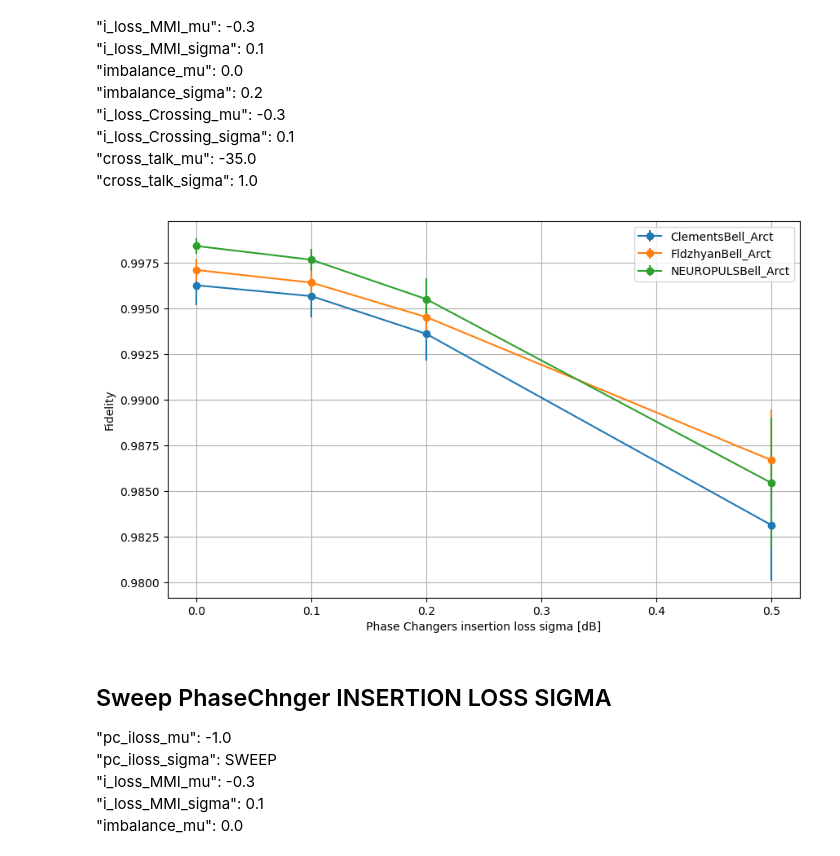
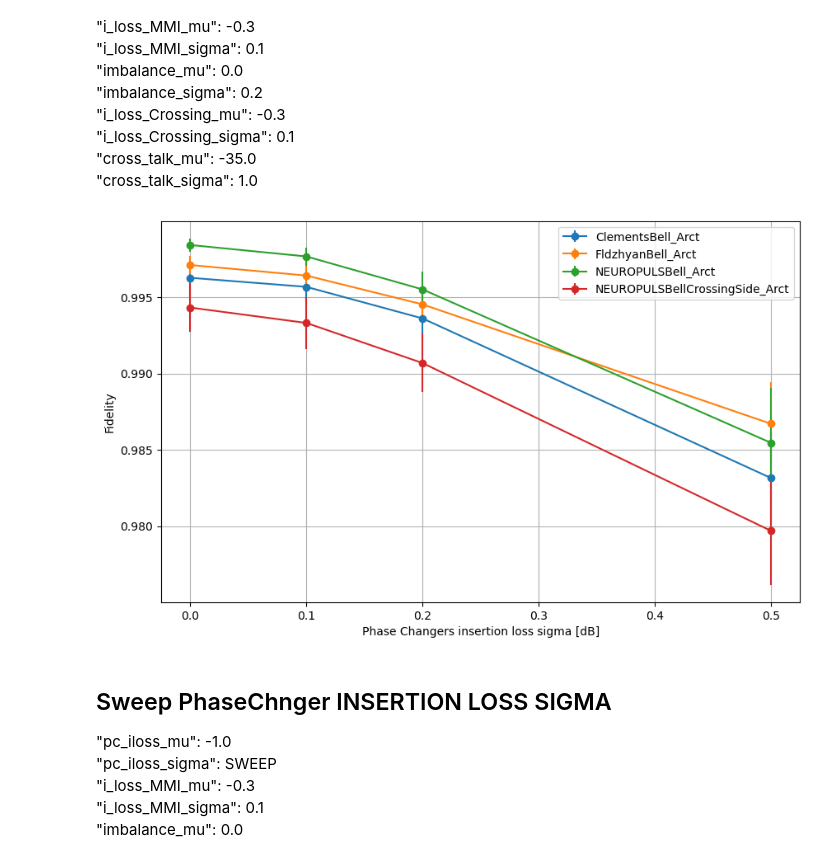
Before and after one commit to SBern1w/Code_Architecture_Paper, a Jupyter notebook: 20240612_dataAnalysis3/grapth_JSON_20240719.ipynb, the cells around one changed output. Saved outputs shown, nothing was run; the diff lists cells and outputs as text; code cells hidden in the pictures.

Commit message:
Forgot to add NEUROPULSBellCrossingSide_Arct data analyssi

```diff
--- a/20240612_dataAnalysis3/grapth_JSON_20240719.ipynb
+++ b/20240612_dataAnalysis3/grapth_JSON_20240719.ipynb
@@ -138,12 +138,12 @@ JSON_folder_name = 'organized_data/20240719/'
 name_models = [
     'Clements_Arct', 'ClementsBell_Arct', 'Fldzhyan_Arct', 'FldzhyanBell_Arct',
     'FldzhyanBellHalf_Arct',
-    'NEUROPULS_Arct', 'NEUROPULSCrossingSide_Arct', 'NEUROPULSBell_Arct',
+    'NEUROPULS_Arct', 'NEUROPULSCrossingSide_Arct', 'NEUROPULSBell_Arct', 'NEUROPULSBellCrossingSide_Arct',
     'NEUROPULSHalf_Arct', 'NEUROPULSBellHalf_Arct', 'NEUROPULSBellHalfCrossingSide_Arct']
 name_models_choise = [
     'Clements_Arct', 'ClementsBell_Arct', 'Fldzhyan_Arct', 'FldzhyanBell_Arct',
     'FldzhyanBellHalf_Arct',
-    'NEUROPULS_Arct', 'NEUROPULSCrossingSide_Arct', 'NEUROPULSBell_Arct',
+    'NEUROPULS_Arct', 'NEUROPULSCrossingSide_Arct', 'NEUROPULSBell_Arct', 'NEUROPULSBellCrossingSide_Arct',
     'NEUROPULSHalf_Arct', 'NEUROPULSBellHalf_Arct', 'NEUROPULSBellHalfCrossingSide_Arct']
 
 def filter_list_of_dicts(dict_list, PCILMU, PCILSIGMA):
@@ -198,11 +198,11 @@ JSON_folder_name = 'organized_data/20240719/'
 name_models = [
     'Clements_Arct', 'ClementsBell_Arct', 'Fldzhyan_Arct', 'FldzhyanBell_Arct',
     'FldzhyanBellHalf_Arct',
-    'NEUROPULS_Arct', 'NEUROPULSCrossingSide_Arct', 'NEUROPULSBell_Arct',
+    'NEUROPULS_Arct', 'NEUROPULSCrossingSide_Arct', 'NEUROPULSBell_Arct', 'NEUROPULSBellCrossingSide_Arct',
     'NEUROPULSHalf_Arct', 'NEUROPULSBellHalf_Arct', 'NEUROPULSBellHalfCrossingSide_Arct']
 name_models_choise = [
     'Clements_Arct', 'ClementsBell_Arct', 'Fldzhyan_Arct', 'FldzhyanBell_Arct',
-    'NEUROPULS_Arct', 'NEUROPULSCrossingSide_Arct', 'NEUROPULSBell_Arct',]
+    'NEUROPULS_Arct', 'NEUROPULSCrossingSide_Arct', 'NEUROPULSBell_Arct', 'NEUROPULSBellCrossingSide_Arct',]
 
 def filter_list_of_dicts(dict_list, PCILMU, PCILSIGMA):
     filtered_list = []
@@ -255,12 +255,12 @@ JSON_folder_name = 'organized_data/20240719/'
 name_models = [
     'Clements_Arct', 'ClementsBell_Arct', 'Fldzhyan_Arct', 'FldzhyanBell_Arct',
     'FldzhyanBellHalf_Arct',
-    'NEUROPULS_Arct', 'NEUROPULSCrossingSide_Arct', 'NEUROPULSBell_Arct',
+    'NEUROPULS_Arct', 'NEUROPULSCrossingSide_Arct', 'NEUROPULSBell_Arct', 'NEUROPULSBellCrossingSide_Arct',
     'NEUROPULSHalf_Arct', 'NEUROPULSBellHalf_Arct', 'NEUROPULSBellHalfCrossingSide_Arct']
 name_models_choise = [
     'Clements_Arct', 'ClementsBell_Arct', 'Fldzhyan_Arct', 'FldzhyanBell_Arct',
     'FldzhyanBellHalf_Arct',
-    'NEUROPULS_Arct', 'NEUROPULSCrossingSide_Arct', 'NEUROPULSBell_Arct',
+    'NEUROPULS_Arct', 'NEUROPULSCrossingSide_Arct', 'NEUROPULSBell_Arct', 'NEUROPULSBellCrossingSide_Arct',
     'NEUROPULSHalf_Arct', 'NEUROPULSBellHalf_Arct', 'NEUROPULSBellHalfCrossingSide_Arct']
 
 def filter_list_of_dicts(dict_list, PCILMU):
@@ -311,11 +311,11 @@ JSON_folder_name = 'organized_data/20240719/'
 name_models = [
     'Clements_Arct', 'ClementsBell_Arct', 'Fldzhyan_Arct', 'FldzhyanBell_Arct',
     'FldzhyanBellHalf_Arct',
-    'NEUROPULS_Arct', 'NEUROPULSCrossingSide_Arct', 'NEUROPULSBell_Arct',
+    'NEUROPULS_Arct', 'NEUROPULSCrossingSide_Arct', 'NEUROPULSBell_Arct', 'NEUROPULSBellCrossingSide_Arct',
     'NEUROPULSHalf_Arct', 'NEUROPULSBellHalf_Arct', 'NEUROPULSBellHalfCrossingSide_Arct']
 name_models_choise = [
     'ClementsBell_Arct', 'FldzhyanBell_Arct',
-    'NEUROPULSBell_Arct',]
+    'NEUROPULSBell_Arct', 'NEUROPULSBellCrossingSide_Arct',]
 
 def filter_list_of_dicts(dict_list, PCILMU):
     filtered_list = []
@@ -365,39 +365,39 @@ JSON_folder_name = 'organized_data/20240719/'
 name_models = [
     'Clements_Arct', 'ClementsBell_Arct', 'Fldzhyan_Arct', 'FldzhyanBell_Arct',
     'FldzhyanBellHalf_Arct',
-    'NEUROPULS_Arct', 'NEUROPULSCrossingSide_Arct', 'NEUROPULSBell_Arct',
+    'NEUROPULS_Arct', 'NEUROPULSCrossingSide_Arct', 'NEUROPULSBell_Arct', 'NEUROPULSBellCrossingSide_Arct',
     'NEUROPULSHalf_Arct', 'NEUROPULSBellHalf_Arct', 'NEUROPULSBellHalfCrossingSide_Arct']
 name_models_choise = [
     'ClementsBell_Arct', 'FldzhyanBell_Arct',
-    'NEUROPULSBell_Arct',]
+    'NEUROPULSBell_Arct', 'NEUROPULSBellCrossingSide_Arct',]
 
 def filter_list_of_dicts(dict_list, PCILMU):
     filtered_list = []
     for dictionary in dict_list:
         if list(dictionary.values())[0] == PCILMU:
             filtered_list.append(dictionary)
     return filtered_list
 
 plt.figure(figsize=(10, 6))
 # Download the file
 for arct in name_models_choise:
     file_JSON = "20240719_traking_"+arct+"_N8.json"
     with open(JSON_folder_name+file_JSON, 'r') as file:
         data = json.load(file)
     simulations = data["simulations"]
     filtered_list_disct = filter_list_of_dicts(dict_list=simulations, PCILMU=-0.5)
     pc_iloss_sigma = [sim["pc_iloss_sigma"] for sim in filtered_list_disct]
     average = [sim["average"] for sim in filtered_list_disct]
     std_dev = [sim["std_dev"] for sim in filtered_list_disct]
     plt.errorbar(pc_iloss_sigma, average, yerr=std_dev,
                 marker='o', label=arct)
 plt.xlabel('Phase Changers insertion loss sigma [dB]')
 plt.ylabel('Fidelity')
 plt.legend()
 plt.grid(True)
 plt.show()
 # %% [output]
-[figure, old version]
+[figure, new version]
 # %% [markdown]
 ## Sweep PhaseChnger INSERTION LOSS SIGMA
 "pc_iloss_mu": -1.0 \
```
Also changed, not shown: parts of 7 cells of this notebook, 6 other files.
